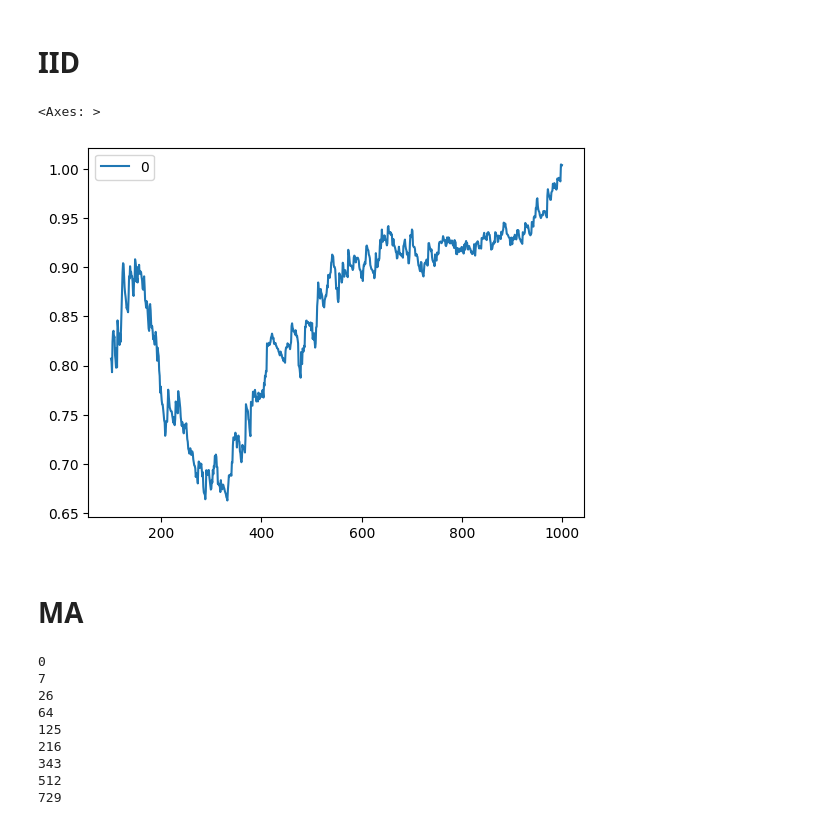
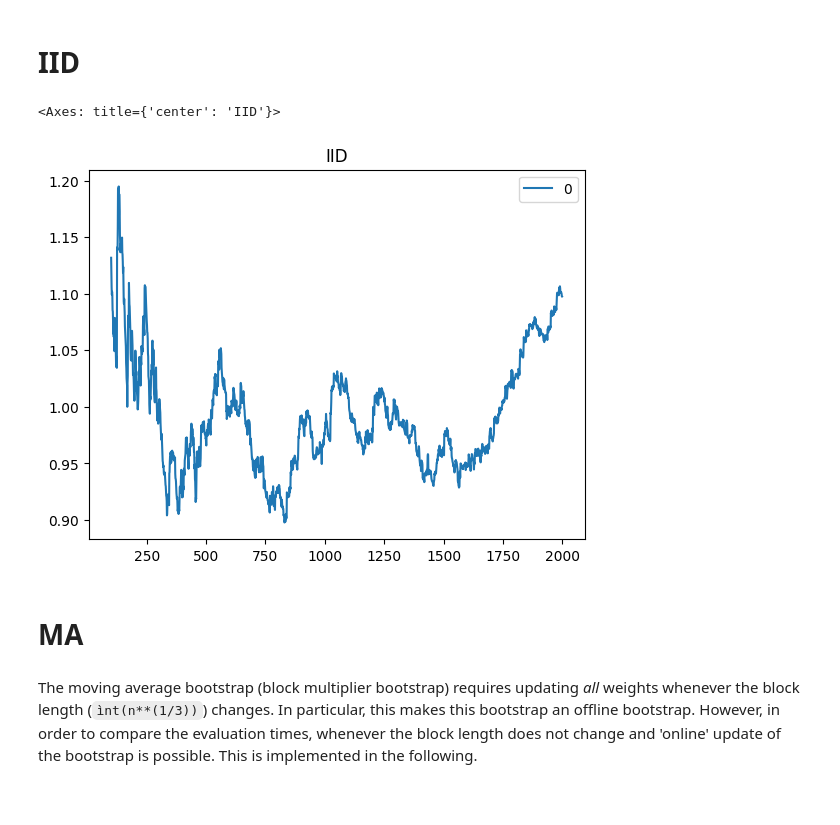
Before and after one commit to Tobias-Brock/olbootstrapping, a Jupyter notebook: benchmarking/multiprocessing/online_notebook.ipynb, the cells around one changed output. Saved outputs shown, nothing was run; the diff lists cells and outputs as text; code cells hidden in the pictures; blank space fills up the shorter version.

Commit message:
add online notebooks and bootstrap

```diff
--- a/benchmarking/multiprocessing/online_notebook.ipynb
+++ b/benchmarking/multiprocessing/online_notebook.ipynb
@@ -38,11 +35,9 @@ list_name_weights = ['AR',
                      'MA',
                      ]
 # %%
-sample_size = 1000
+sample_size = 2000
 index_dependence = 0
 bootstrapped_sample_size = 250
-
-time_series = MovingAverage(mean=mean, parameters=dependence_coefficients[index_dependence])
 samples = MovingAverage(mean=mean, parameters=dependence_coefficients[index_dependence]).generate_samples(sample_size)
 # %%
 MovingAverage(mean=mean, parameters=dependence_coefficients[index_dependence]).asymptotic_variance
@@ -79,6 +74,7 @@ duration_ar = []
 start_time = time.perf_counter()
 old_weights = np.random.normal(loc=1, scale=1, size=bootstrapped_sample_size)
 sum_old_weights = old_weights
+old_weights = old_weights
 averages_mean = np.array([samples[0] * old_weights])
 end_time = time.perf_counter()
 duration_ar.append(end_time - start_time)
@@ -129,9 +122,9 @@ for t, sample in enumerate(samples):
     end_time = time.perf_counter()
     duration_iid.append(end_time - start_time)
 # %%
-pd.DataFrame(asy_var)[100:].plot()
+pd.DataFrame(asy_var)[100:].plot(title="IID")
 # %% [output]
-<Axes: >
+<Axes: title={'center': 'IID'}>
-[figure, old version]
+[figure, new version]
 # %% [markdown]
 # MA
@@ -147,0 +131,3 @@ class new_weights_ma_same_block_length:
+# %% [markdown]
+The moving average bootstrap (block multiplier bootstrap) requires updating *all* weights whenever the block length (``ìnt(n**(1/3))``) changes.  In particular, this makes this bootstrap an offline bootstrap.
+However, in order to compare the evaluation times, whenever the block length does not change and 'online' update of the bootstrap is possible. This is implemented in the following.
@@ -148,42 +139,3 @@ class new_weights_ma_same_block_length:
 # %%
 duration_ma = []
 # for validation
-# %%
-asy_var = []
-for t, sample in enumerate(samples):
-    start_time = time.perf_counter()
-    if int(t ** (1 / 3)) == int((t + 1) ** (1 / 3)):
-        w = new_weights_ma_same_block_length(np.array(gamma_weights).T)
-        new_weights = w(t + 1)
-        averages_mean = online_update(sample, averages_mean, new_weights, sum_old_weights)
-        sum_old_weights += new_weights
-        # for validation
-
-        asy_var.append((t + 1) * np.var(averages_mean))
-
-        old_weights = new_weights
-    else:
-        print(t)
-        new_weights_ma_same_block_length.gamma_weights = []
-        gamma_weights = []
-        averages_mean = []
-        for _ in range(bootstrapped_sample_size):
-            weights = MovingAverageWeights(samples=samples[:int(((t+1)**(1/3)+1)**3)+2])
-            weight = weights()[:t+1]
-            gamma_weights.append(weights._gamma_weights)
-            averages_mean.append(np.average((1 / np.average(weight) * weight * samples[:t+1])))
-        averages_mean = np.array(averages_mean)
-        asy_var.append((t + 1) * np.var(averages_mean))
-
-    end_time = time.perf_counter()
-    duration_ma.append(end_time - start_time)
-# %% [output]
-0
-7
-26
-64
-125
-216
-343
-512
-729
```
Also changed, not shown: parts of 19 cells of this notebook, 9 other files.
